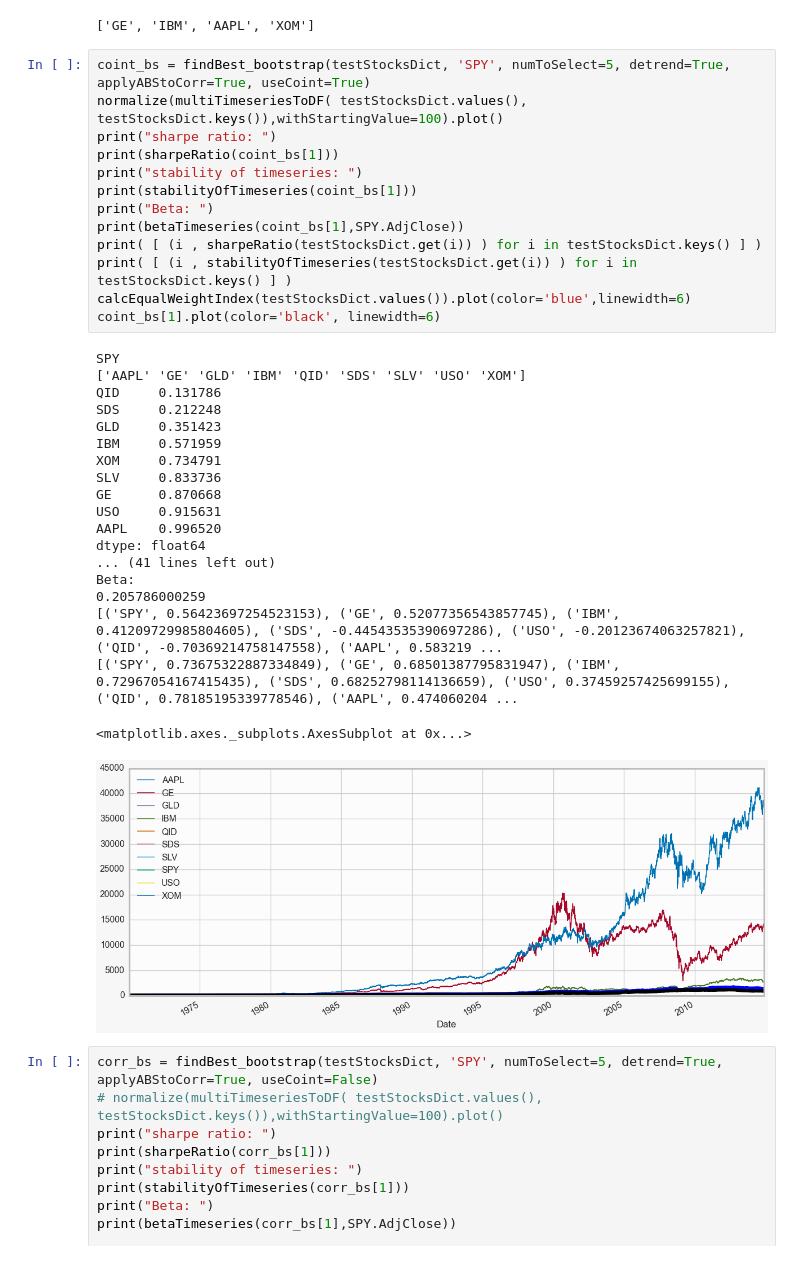
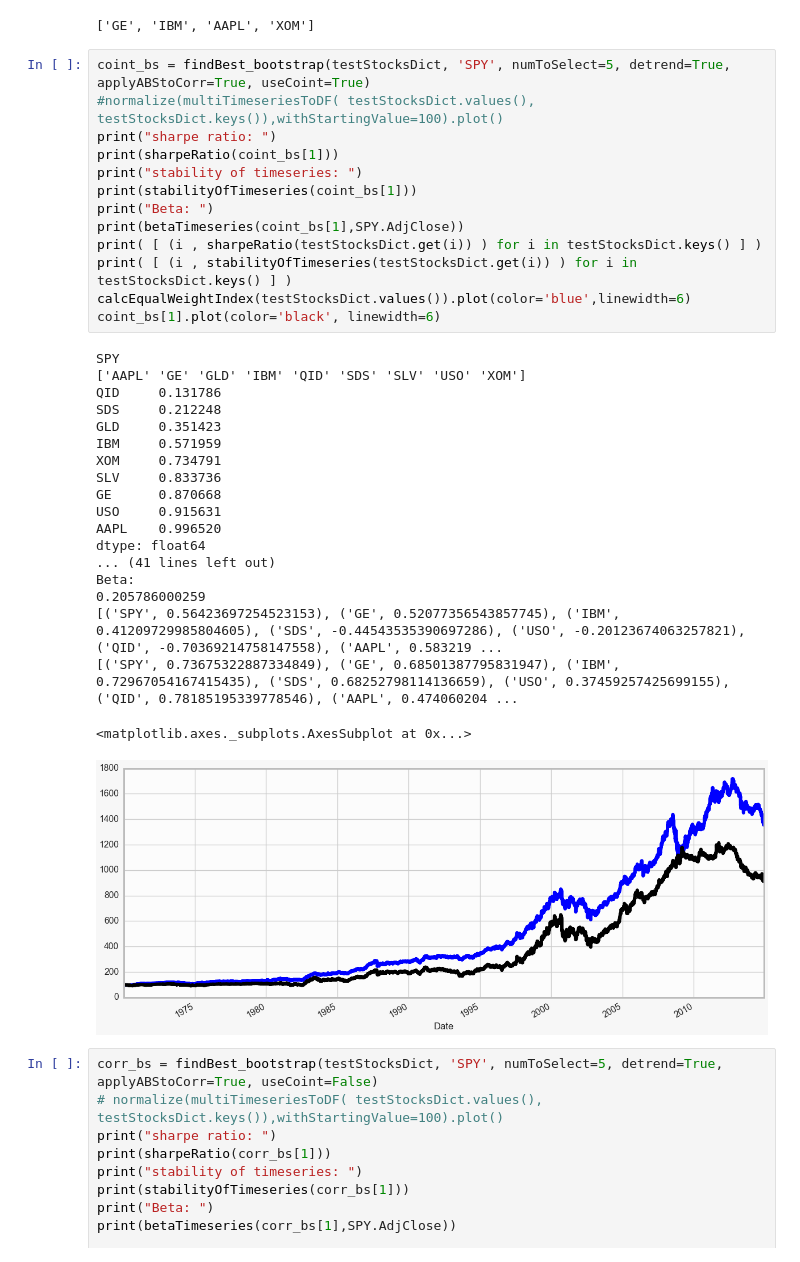
Before and after one commit to AlgoSkyNet/sandbox_py, a Jupyter notebook: sandbox_py_1.ipynb, the cells around one changed output. Drawn from its saved outputs; the diff is of its cells as text.

```diff
--- a/sandbox_py_1.ipynb
+++ b/sandbox_py_1.ipynb
@@ -591,37 +630,37 @@ AAPL.AdjClose.size
 ['GE', 'IBM', 'AAPL', 'XOM']
 # %%
 coint_bs = findBest_bootstrap(testStocksDict, 'SPY', numToSelect=5, detrend=True, applyABStoCorr=True, useCoint=True)
-normalize(multiTimeseriesToDF( testStocksDict.values(), testStocksDict.keys()),withStartingValue=100).plot()
+#normalize(multiTimeseriesToDF( testStocksDict.values(), testStocksDict.keys()),withStartingValue=100).plot()
 print("sharpe ratio: ")
 print(sharpeRatio(coint_bs[1]))
 print("stability of timeseries: ")
 print(stabilityOfTimeseries(coint_bs[1]))
 print("Beta: ")
 print(betaTimeseries(coint_bs[1],SPY.AdjClose))
 print( [ (i , sharpeRatio(testStocksDict.get(i)) ) for i in testStocksDict.keys() ] )
 print( [ (i , stabilityOfTimeseries(testStocksDict.get(i)) ) for i in testStocksDict.keys() ] )
 calcEqualWeightIndex(testStocksDict.values()).plot(color='blue',linewidth=6)
 coint_bs[1].plot(color='black', linewidth=6)
 # %% [output]
 SPY
 ['AAPL' 'GE' 'GLD' 'IBM' 'QID' 'SDS' 'SLV' 'USO' 'XOM']
 QID     0.131786
 SDS     0.212248
 GLD     0.351423
 IBM     0.571959
 XOM     0.734791
 SLV     0.833736
 GE      0.870668
 USO     0.915631
 AAPL    0.996520
 dtype: float64
 ... (41 lines left out)
 Beta:
 0.205786000259
 [('SPY', 0.56423697254523153), ('GE', 0.52077356543857745), ('IBM', 0.41209729985804605), ('SDS', -0.44543535390697286), ('USO', -0.20123674063257821), ('QID', -0.70369214758147558), ('AAPL', 0.583219 ...
 [('SPY', 0.73675322887334849), ('GE', 0.68501387795831947), ('IBM', 0.72967054167415435), ('SDS', 0.68252798114136659), ('USO', 0.37459257425699155), ('QID', 0.78185195339778546), ('AAPL', 0.474060204 ...
 <matplotlib.axes._subplots.AxesSubplot at 0x...>
-[figure, old version]
+[figure, new version]
 # %%
 corr_bs = findBest_bootstrap(testStocksDict, 'SPY', numToSelect=5, detrend=True, applyABStoCorr=True, useCoint=False)
 # normalize(multiTimeseriesToDF( testStocksDict.values(), testStocksDict.keys()),withStartingValue=100).plot()
```
Also changed, not shown: parts of 8 cells of this notebook.
